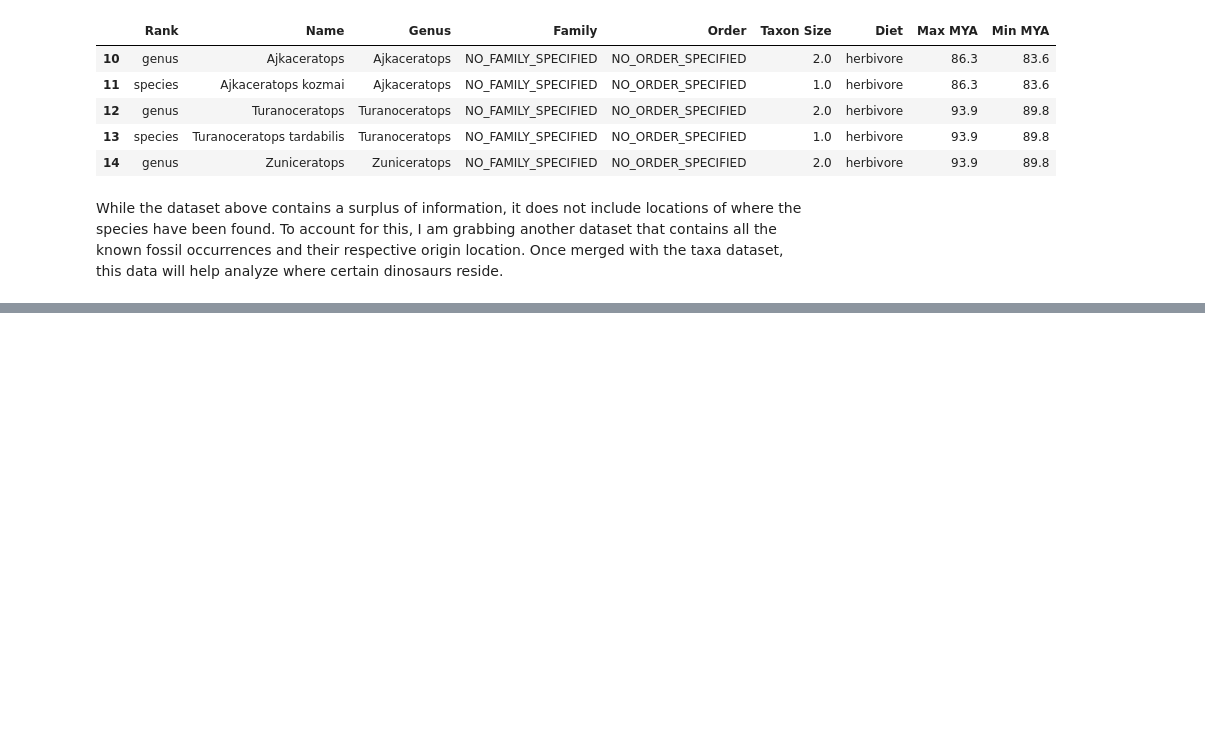
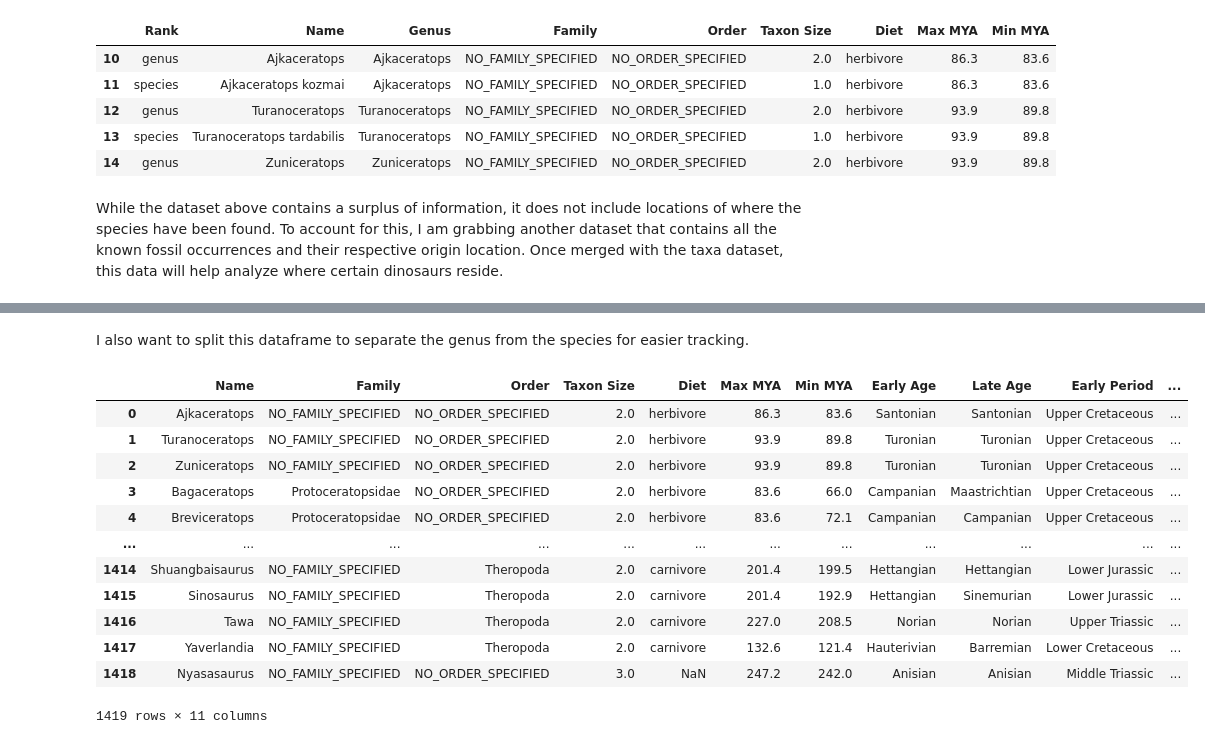
Before and after one commit to vgedejer/Paleo-Analysis, a Jupyter notebook: dinosauria-analysis-notebook.ipynb, the cells around one changed output, grey strips where cells are left out. Cells and saved outputs as stored; diff of their text form; code cells hidden in the pictures; blank space fills up the shorter version.

```diff
--- a/dinosauria-analysis-notebook.ipynb
+++ b/dinosauria-analysis-notebook.ipynb
@@ -156,0 +144,21 @@ taxa
+# %% [markdown]
+I also want to split this dataframe to separate the genus from the species for easier tracking.
+# %%
+species = taxa.loc[taxa['Rank'] == 'species'].reset_index().drop(columns=['Rank', 'Taxon Size', 'index'])
+genus = taxa.loc[taxa['Rank'] == 'genus'].reset_index().drop(columns=['Rank', 'Genus', 'index'])
+
+genus
+# %% [output]
+|  | Name | Family | Order | Taxon Size | Diet | Max MYA | Min MYA | Early Age | Late Age | Early Period | ... |
+| 0 | Ajkaceratops | NO_FAMILY_SPECIFIED | NO_ORDER_SPECIFIED | 2.0 | herbivore | 86.3 | 83.6 | Santonian | Santonian | Upper Cretaceous | ... |
+| 1 | Turanoceratops | NO_FAMILY_SPECIFIED | NO_ORDER_SPECIFIED | 2.0 | herbivore | 93.9 | 89.8 | Turonian | Turonian | Upper Cretaceous | ... |
+| 2 | Zuniceratops | NO_FAMILY_SPECIFIED | NO_ORDER_SPECIFIED | 2.0 | herbivore | 93.9 | 89.8 | Turonian | Turonian | Upper Cretaceous | ... |
+| 3 | Bagaceratops | Protoceratopsidae | NO_ORDER_SPECIFIED | 2.0 | herbivore | 83.6 | 66.0 | Campanian | Maastrichtian | Upper Cretaceous | ... |
+| 4 | Breviceratops | Protoceratopsidae | NO_ORDER_SPECIFIED | 2.0 | herbivore | 83.6 | 72.1 | Campanian | Campanian | Upper Cretaceous | ... |
+| ... | ... | ... | ... | ... | ... | ... | ... | ... | ... | ... | ... |
+| 1414 | Shuangbaisaurus | NO_FAMILY_SPECIFIED | Theropoda | 2.0 | carnivore | 201.4 | 199.5 | Hettangian | Hettangian | Lower Jurassic | ... |
+| 1415 | Sinosaurus | NO_FAMILY_SPECIFIED | Theropoda | 2.0 | carnivore | 201.4 | 192.9 | Hettangian | Sinemurian | Lower Jurassic | ... |
+| 1416 | Tawa | NO_FAMILY_SPECIFIED | Theropoda | 2.0 | carnivore | 227.0 | 208.5 | Norian | Norian | Upper Triassic | ... |
+| 1417 | Yaverlandia | NO_FAMILY_SPECIFIED | Theropoda | 2.0 | carnivore | 132.6 | 121.4 | Hauterivian | Barremian | Lower Cretaceous | ... |
+| 1418 | Nyasasaurus | NO_FAMILY_SPECIFIED | NO_ORDER_SPECIFIED | 3.0 | NaN | 247.2 | 242.0 | Anisian | Anisian | Middle Triassic | ... |
+1419 rows × 11 columns
```
Also changed, not shown: parts of 12 cells of this notebook, 1 other file.
